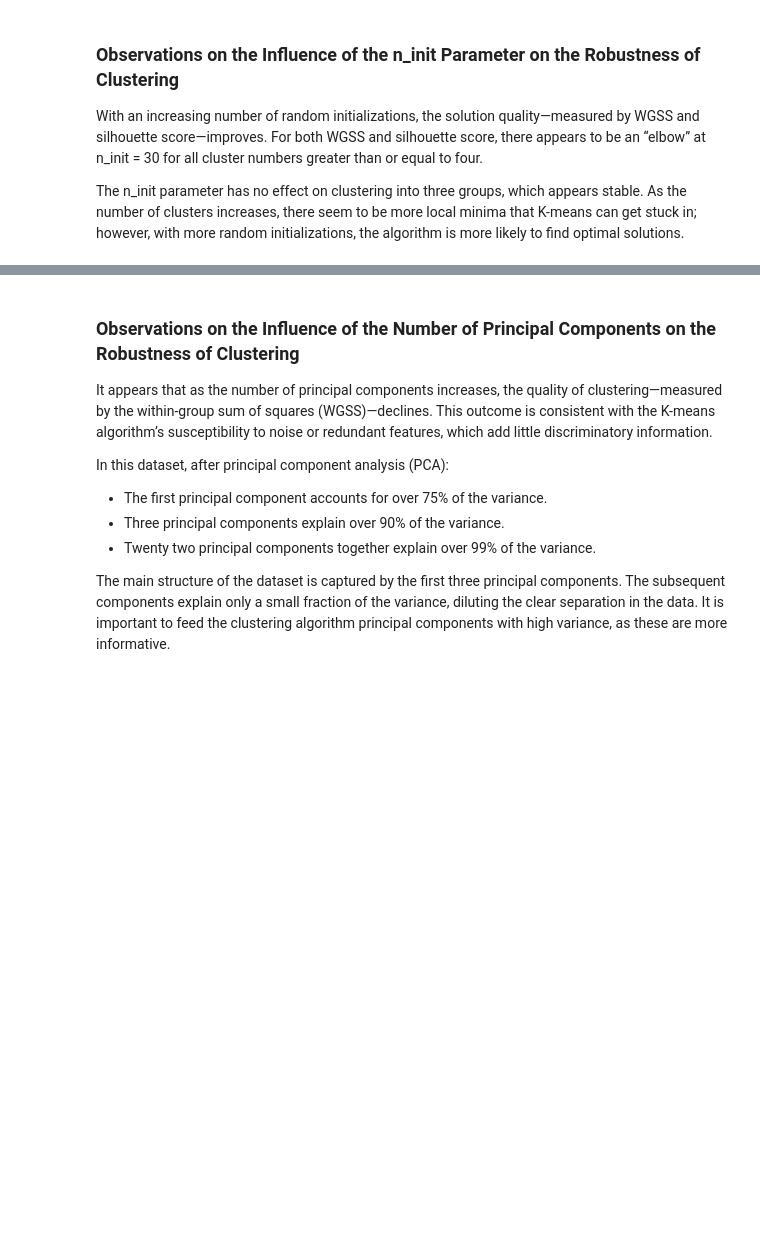
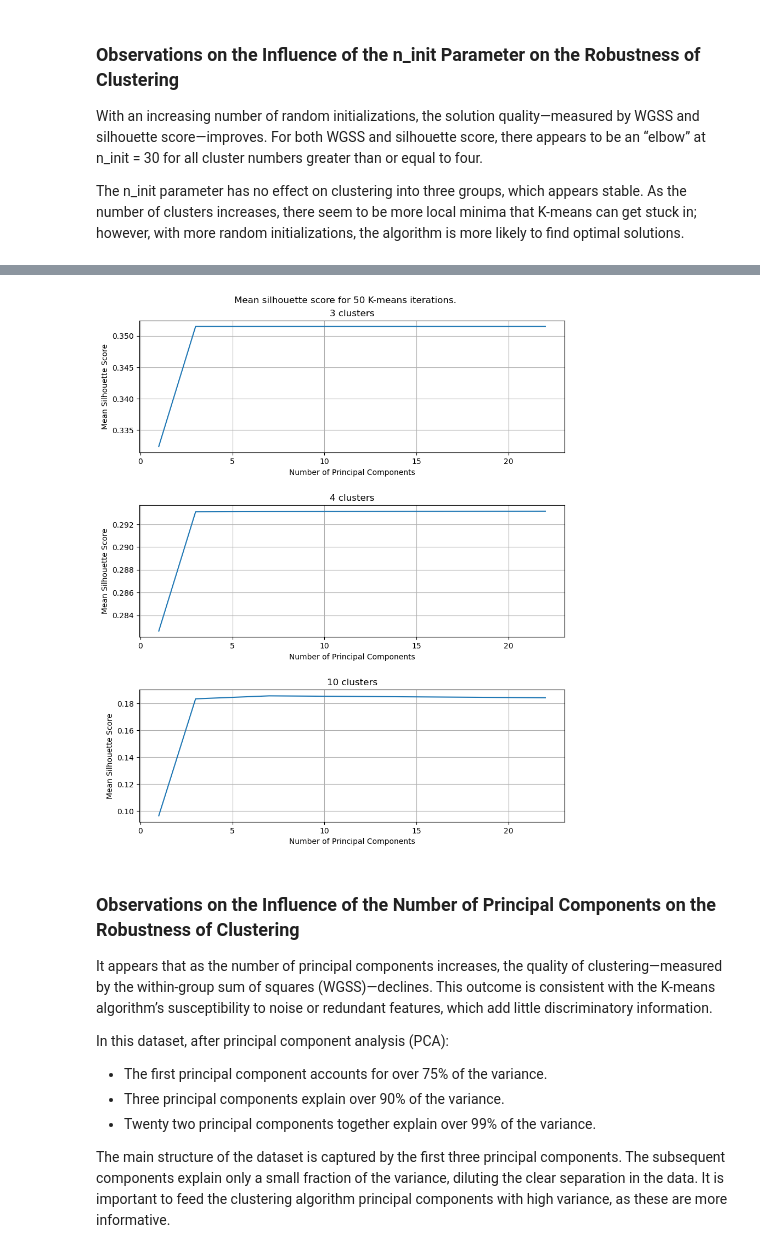
Before and after one commit to reebme/financial-attitudes-clustering, a Jupyter notebook: Notebooks/03_Clustering.ipynb, the cells around one changed output, grey strips where cells are left out. Cells and saved outputs as stored; diff of their text form; code cells hidden in the pictures; blank space fills up the shorter version.

```diff
--- a/Notebooks/03_Clustering.ipynb
+++ b/Notebooks/03_Clustering.ipynb
@@ -237,3 +225,10 @@ for i in range(plot_no):
+# %%
+plot_title = " ".join(["Mean silhouette score for", str(N), "K-means iterations."])
+xlabel = "Number of Principal Components"
+ylabel = "Mean Silhouette Score"
+plot_metric_clusters(cluster_no, mean_silh_score, N, plot_title, xlabel, ylabel)
+# %% [output]
+[figure, added]
 # %% [markdown]
 ### Observations on the Influence of the Number of Principal Components on the Robustness of Clustering
 It appears that as the number of principal components increases, the quality of clustering—measured by the within-group sum of squares (WGSS)—declines. This outcome is consistent with the K-means algorithm’s susceptibility to noise or redundant features, which add little discriminatory information.
```
Also changed, not shown: parts of 8 cells of this notebook, 2 other files.
